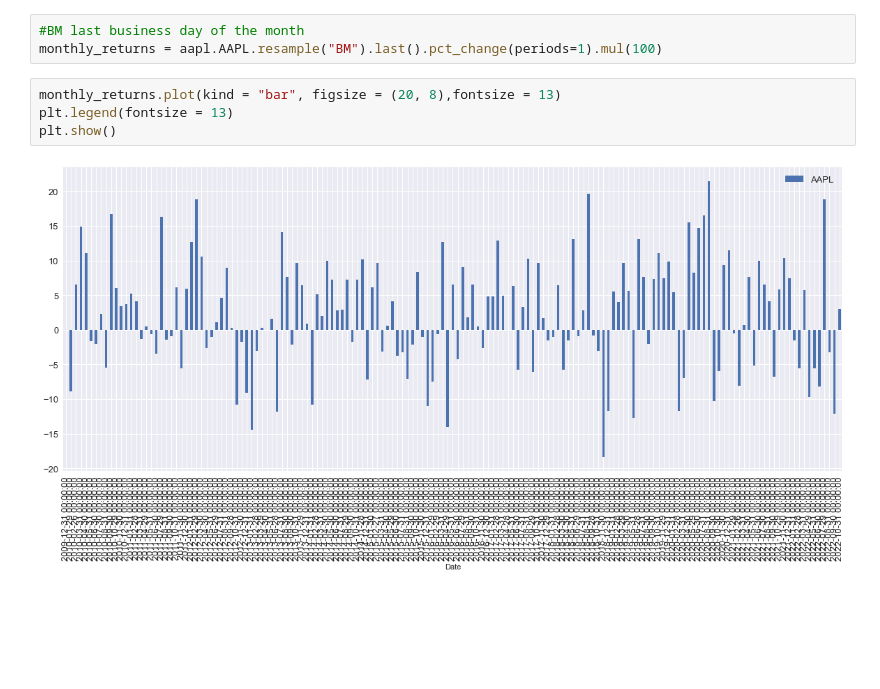
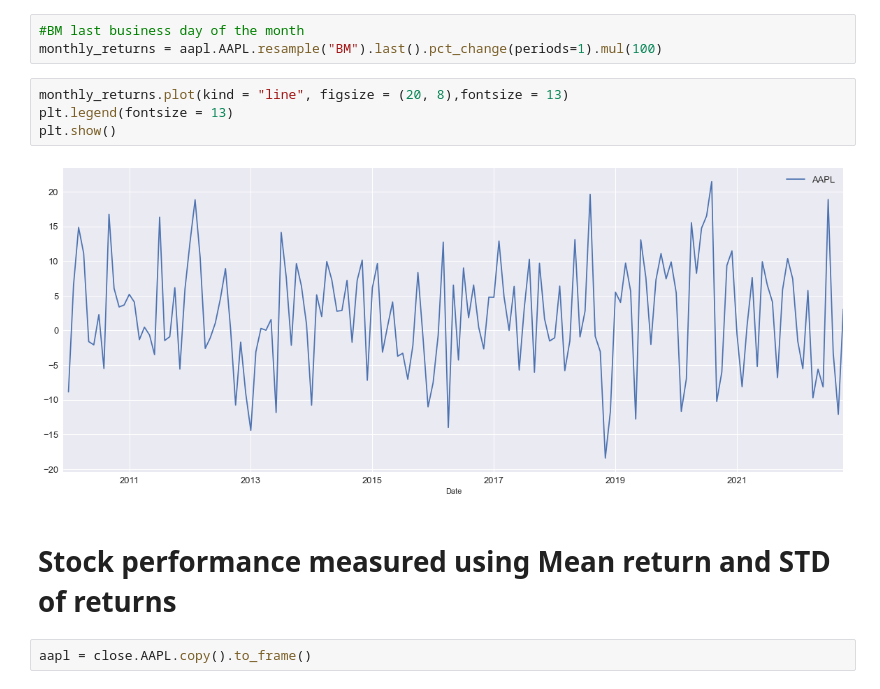
Before and after one commit to lincolnmuriithi11/Stock_Analysis-, a Jupyter notebook: Financial Analysis/initial_visualization.ipynb, the cells around one changed output. Drawn from its saved outputs; the diff is of its cells as text; blank space fills up the shorter version.

Commit message:
measuring performance

```diff
--- a/Financial Analysis/initial_visualization.ipynb
+++ b/Financial Analysis/initial_visualization.ipynb
@@ -303,8 +303,12 @@ aapl.head()
 #BM last business day of the month
 monthly_returns = aapl.AAPL.resample("BM").last().pct_change(periods=1).mul(100)
 # %%
-monthly_returns.plot(kind = "bar", figsize = (20, 8),fontsize = 13)
+monthly_returns.plot(kind = "line", figsize = (20, 8),fontsize = 13)
 plt.legend(fontsize = 13)
 plt.show()
 # %% [output]
-[figure, old version]
+[figure, new version]
+# %% [markdown]
+# Stock performance measured using Mean return and STD of returns
+# %%
+aapl = close.AAPL.copy().to_frame()
```
Also changed, not shown: parts of 5 cells of this notebook.
